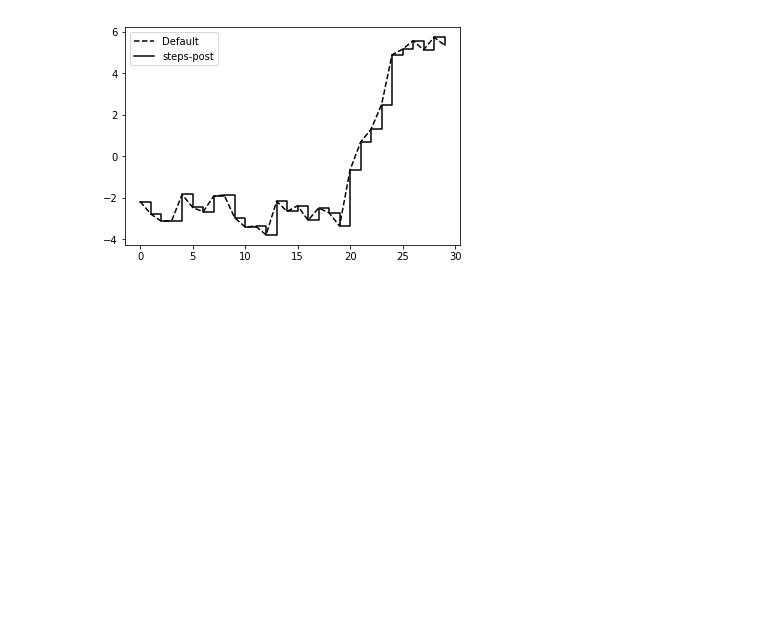
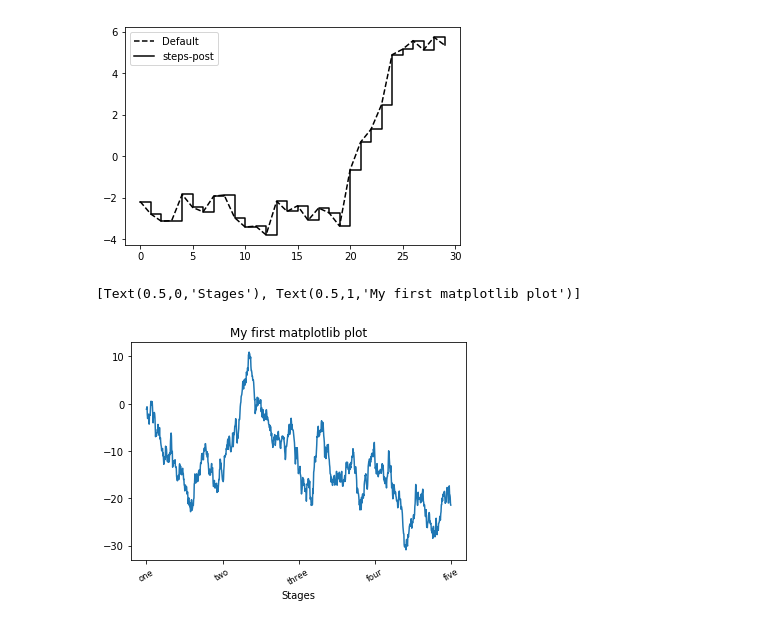
Before and after one commit to Roooooobin/Python-for-Data-Analysis-Practice, a Jupyter notebook: Plotting and Visualization.ipynb, the cells around one changed output. Cells and saved outputs as stored; diff of their text form; code cells hidden in the pictures; blank space fills up the shorter version.

Commit message:
matplotlib: ticks, labels and legends

```diff
--- a/Plotting and Visualization.ipynb
+++ b/Plotting and Visualization.ipynb
@@ -76,3 +76,25 @@ plt.legend(loc='best')
 # %% [output]
 <matplotlib.legend.Legend at 0x...>
 [figure]
+# %%
+# ticks, labels, and legends
+# setting the title, axis labels, and ticklabels
+fig = plt.figure()
+ax = fig.add_subplot(1, 1, 1)
+ax.plot(np.random.randn(1000).cumsum())
+# to change the x-axis ticks, use set_xticks and set_xticklabels
+ticks = ax.set_xticks([0, 250, 500, 750, 1000])
+labels = ax.set_xticklabels(['one', 'two', 'three', 'four', 'five'],
+                            rotation=30, fontsize='small')
+ax.set_title('My first matplotlib plot')
+ax.set_xlabel('stages')
+# The axes class has a set method that allows batch setting of plot properties. From the
+# prior example, we could also have written
+props = {
+    'title': 'My first matplotlib plot',
+    'xlabel': 'Stages',
+}
+ax.set(**props)
+# %% [output]
+[Text(0.5,0,'Stages'), Text(0.5,1,'My first matplotlib plot')]
+[figure, added]
```
Also changed, not shown: parts of 5 cells of this notebook.
